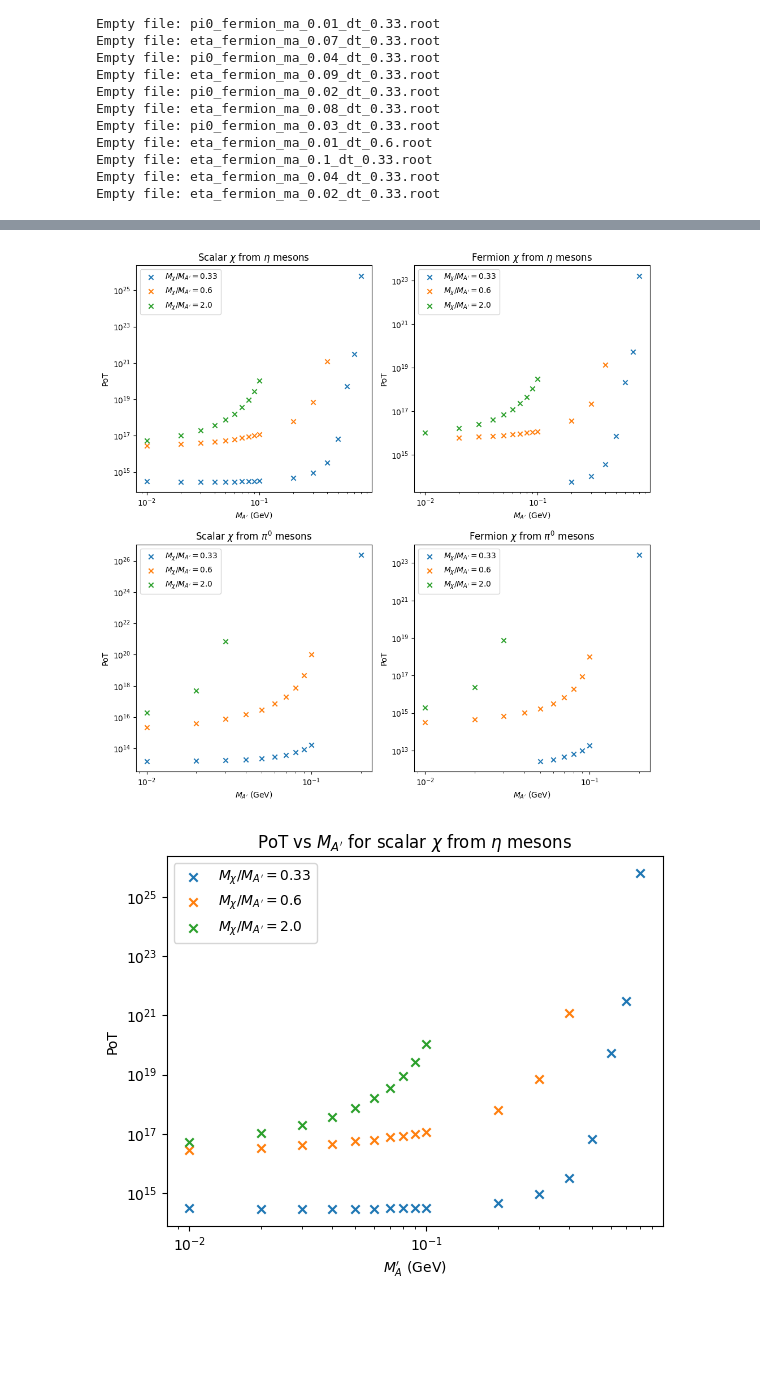
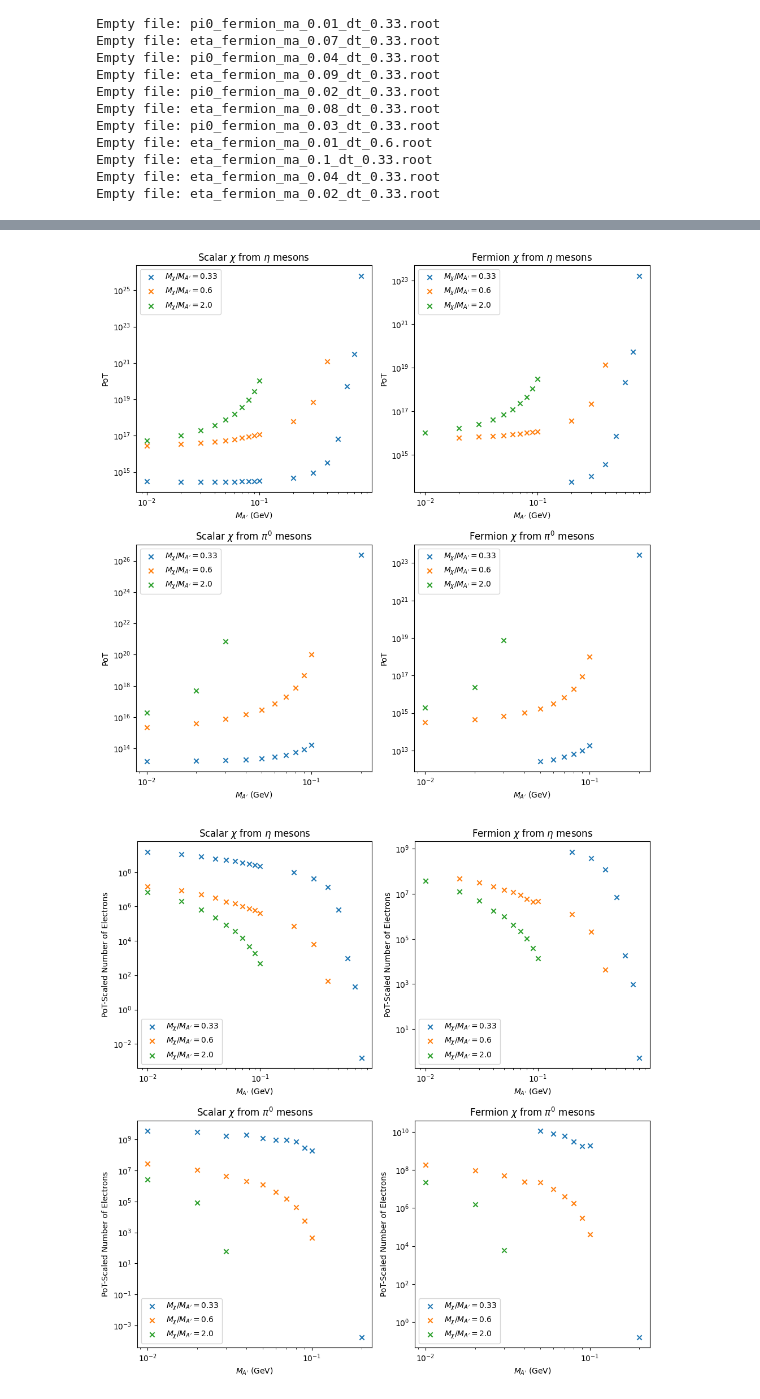
Before and after one commit to amh-137/DarkElectronScatter, a Jupyter notebook: notebooks/kinematics.ipynb, the cells around one changed output, grey strips where cells are left out. Cells and saved outputs as stored; diff of their text form; code cells hidden in the pictures; blank space fills up the shorter version.

Commit message:
Number of electrons now PoT scalled

```diff
--- a/notebooks/kinematics.ipynb
+++ b/notebooks/kinematics.ipynb
@@ -165,5 +160,5 @@ print(pot(POT_g4numi, ntrials, tot_pot, BR, [1.0]))
 # %%
-pot_df = pd.DataFrame(columns=["DM_type", "meson", "dt", "MA", "POT"])
+pot_df = pd.DataFrame(columns=["DM_type", "meson", "dt", "MA", "POT", "N-electons", "PoT-Scaled-N-electrons"])
 data_types = ["scalar", "fermion"]
 i = 0
 for dm_type in data_types:
@@ -173,12 +168,10 @@ for dm_type in data_types:
             if f.keys() == []:
                 print(f"Empty file: {file}")
                 continue
-            #ntrials = f["pot_tree"]["ntrials"].array()
             tot_pot = f["pot_tree"]["tot_pot"].array()
-            #BR = f["pot_tree"]["branching_ratio"].array()
-            #omega_int = [1.0]
-            #print(f"MA: {file.split('_')[3]} GeV, POT: {pot(POT_g4numi, ntrials, tot_pot, BR, omega_int)}")
-            pot_df.loc[i] = {"DM_type":dm_type, "meson":file.split('_')[0], "dt":file.split('_')[5][:-5], "MA":file.split('_')[3], "POT":tot_pot}
+            N_electrons = f["elecron_tree"].numentries
+            pot_scaled_n_el = pot_scale(N_electrons, tot_pot, POT_g4numi)
+            pot_df.loc[i] = {"DM_type":dm_type, "meson":file.split('_')[0], "dt":file.split('_')[5][:-5], "MA":file.split('_')[3], "POT":tot_pot, "N-electons":N_electrons, "PoT-Scaled-N-electrons":pot_scaled_n_el}
             i += 1
 # %% [output]
 Empty file: eta_fermion_ma_0.06_dt_0.33.root
@@ -211,6 +204,8 @@ dt_ratios = ["0.33", "0.6", "2.0"]
 
 fig2 = plt.figure(figsize=(10,10))
 ax2 = fig2.subplots(2,2)
+fig4 = plt.figure(figsize=(10,10))
+ax4 = fig4.subplots(2,2)
 
 i = 0
 j = 0
@@ -218,37 +213,58 @@ for dm_type in data_types:
     for meson in ["eta", "pi0"]:
         fig = plt.figure()
         ax = fig.add_subplot(111)
+
+        fig3 = plt.figure()
+        ax3 = fig3.add_subplot(111)
         for dt in dt_ratios:
             df_local = pot_df[(pot_df["DM_type"]==dm_type) & (pot_df["dt"]==dt) & (pot_df["meson"]==meson)]
             #display(df_local)
             ax.scatter(df_local["MA"].astype(float), df_local["POT"].astype(float), label=r"$M_\chi / M_{A'}=$"+f"{dt}", marker="x")
 
             if meson == "pi0":
                 m_string = r"$\pi^0$"
             else:
                 m_string = r"$\eta$"
             ax2[i,j].scatter(df_local["MA"].astype(float), df_local["POT"].astype(float), label=r"$M_\chi / M_{A'}=$"+f"{dt}", marker="x")
             ax2[i,j].loglog()
             ax2[i,j].legend()
             ax2[i,j].set(title=f"{dm_type.capitalize()} "+r"$\chi$ from "+rf"{m_string} mesons", xlabel=r"$M_{A'}$ (GeV)", ylabel="PoT")
 
+
+            ax3.scatter(df_local["MA"].astype(float), df_local["PoT-Scaled-N-electrons"].astype(float), label=r"$M_\chi / M_{A'}=$"+f"{dt}", marker="x")
+
+            ax4[i,j].scatter(df_local["MA"].astype(float), df_local["PoT-Scaled-N-electrons"].astype(float), label=r"$M_\chi / M_{A'}=$"+f"{dt}", marker="x")
+            ax4[i,j].loglog()
+            ax4[i,j].legend()
+            ax4[i,j].set(title=f"{dm_type.capitalize()} "+r"$\chi$ from "+rf"{m_string} mesons", xlabel=r"$M_{A'}$ (GeV)", ylabel="PoT-Scaled Number of Electrons")
+
+
         i += 1
 
 
         ax.legend()
         if meson == "pi0":
             m_string = r"$\pi^0$"
         else:
             m_string = r"$\eta$"
         ax.set(title=r"PoT vs $M_{A'}$ for " + f"{dm_type} " + r"$\chi$ from " + rf"{m_string} mesons",
                 xlabel=r"$M_A'$ (GeV)", ylabel="PoT")
         ax.loglog()
         fig.savefig(f"../plots/PoT/pot_vs_ma_{dm_type}_{meson}.png")
+
+        ax3.legend()
+        ax3.loglog()
+        ax3.set(title=r"PoT-Scaled Number of Electrons vs $M_{A'}$ for " + f"{dm_type} " + r"$\chi$ from " + rf"{m_string} mesons",
+                xlabel=r"$M_A'$ (GeV)", ylabel="PoT-Scaled Number of Electrons")
+        fig3.savefig(f"../plots/PoT/n_e_pot_scaled_vs_ma_{dm_type}_{meson}.png")
+
     i=0
     j+=1
 
 fig2.tight_layout()
 fig2.savefig(f"../plots/PoT/pot_vs_ma_all.png")
+fig4.tight_layout()
+fig4.savefig(f"../plots/PoT/n_e_pot_scaled_vs_ma_all.png")
 # %% [output]
 [figure]
-[figure, old version]
+[figure, new version]
```
Also changed, not shown: parts of 4 cells of this notebook.
